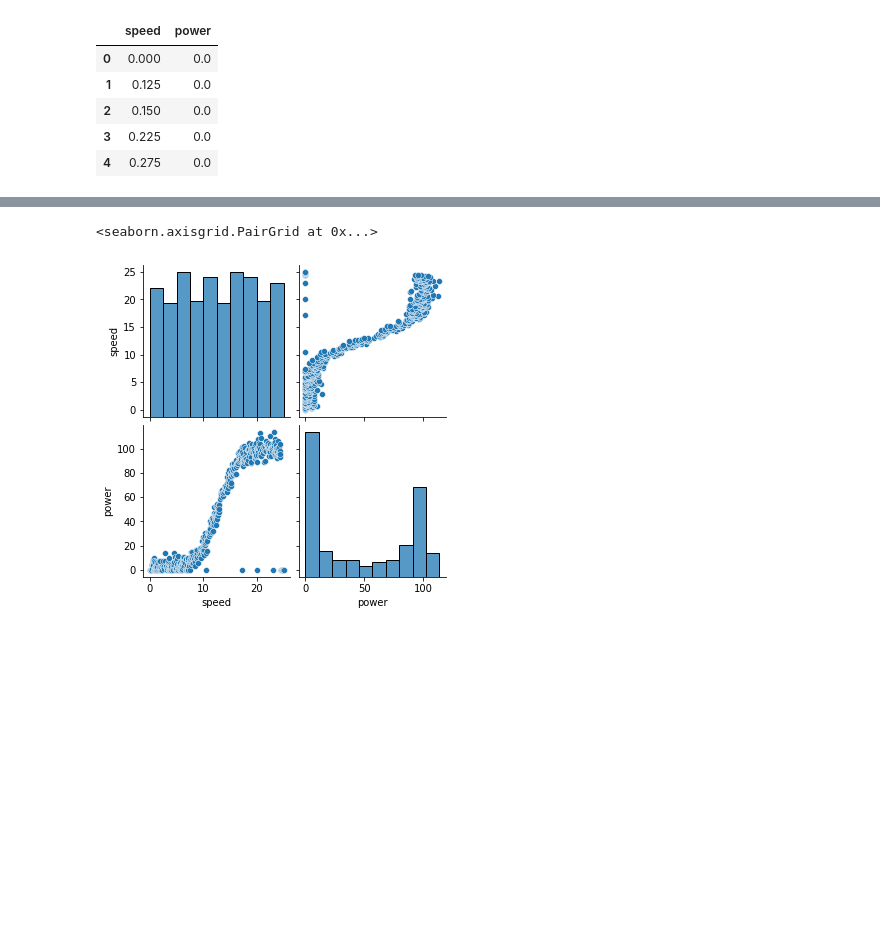
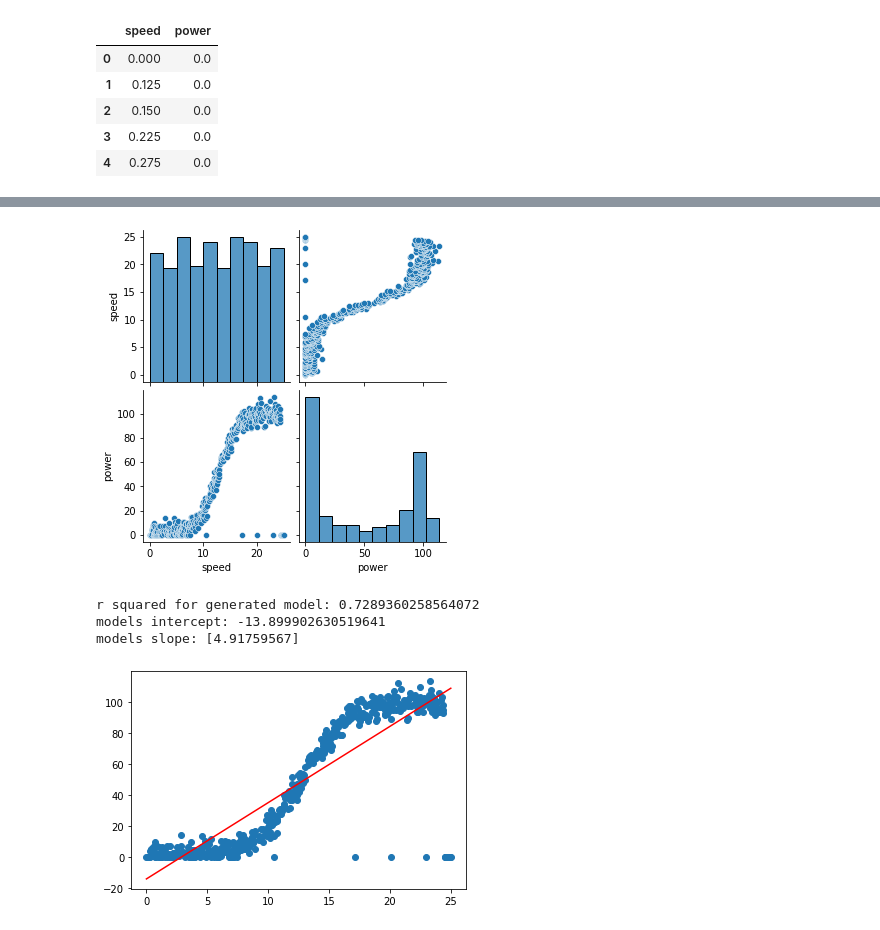
Before and after one commit to itskeithstudent/Fundamentals-of-Data-Analysis-52446-Project-2020, a Jupyter notebook: Notebook/LinearRegression_Project2020.ipynb, the cells around one changed output, grey strips where cells are left out. Saved outputs shown, nothing was run; the diff lists cells and outputs as text; code cells hidden in the pictures; blank space fills up the shorter version.

Commit message:
research: add LinearRegression simple model example to get it working and simple plot to demonstrate line from model vs scatter

```diff
--- a/Notebook/LinearRegression_Project2020.ipynb
+++ b/Notebook/LinearRegression_Project2020.ipynb
@@ -7,5 +9,5 @@ import seaborn
 # %%
-powerprod_df = pd.read_csv('powerproduction.csv')
+powerprod_df = pd.read_csv('..\data\powerproduction.csv')
 powerprod_df.describe()
 # %% [output]
 |  | speed | power |
@@ -37,5 +40,25 @@ powerprod_df.head()
 # %%
-seaborn.pairplot(powerprod_df)
+seaborn.pairplot(powerprod_df);
 # %% [output]
-<seaborn.axisgrid.PairGrid at 0x...>
 [figure]
+# %%
+#Trying a simple Linear regression without splitting dataset
+#Using this realpython article as a reference https://realpython.com/linear-regression-in-python/
+X = powerprod_df['speed'].values.reshape(-1,1) #need to convert speed column into a 2d numpy array
+y = powerprod_df['power']
+reg = LinearRegression().fit(X, y)
+# %%
+r_sq = reg.score(X, y)
+print("r squared for generated model:", r_sq)
+print("models intercept:", reg.intercept_)
+print("models slope:", reg.coef_)
+# %% [output]
+r squared for generated model: 0.7289360258564072
+models intercept: -13.899902630519641
+models slope: [4.91759567]
+# %%
+plt.scatter(powerprod_df['speed'],powerprod_df['power'])
+plt.plot(X, reg.predict(X), 'red')
+plt.show();
+# %% [output]
+[figure, added]
```
Also changed, not shown: parts of 3 cells of this notebook, 1 other file.
